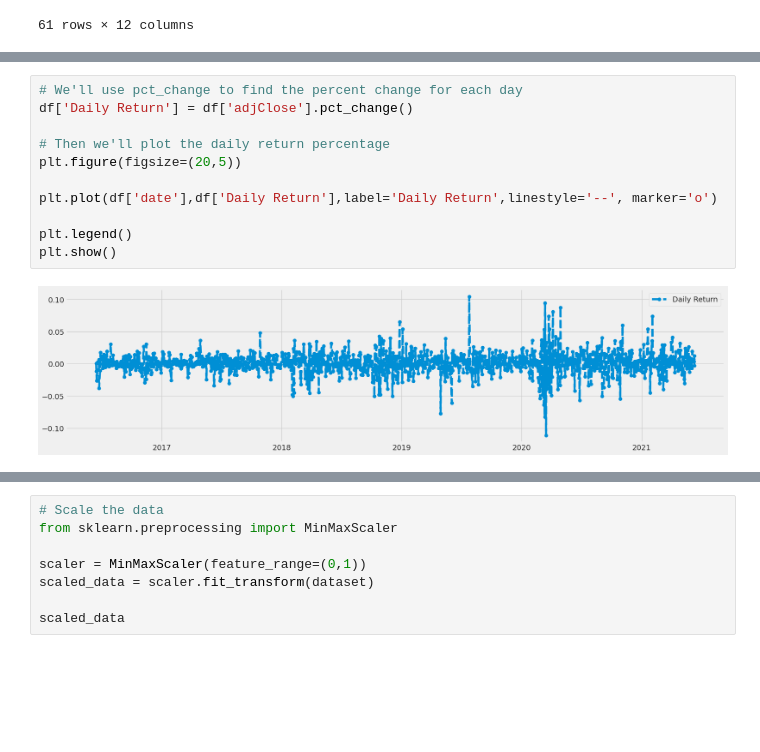
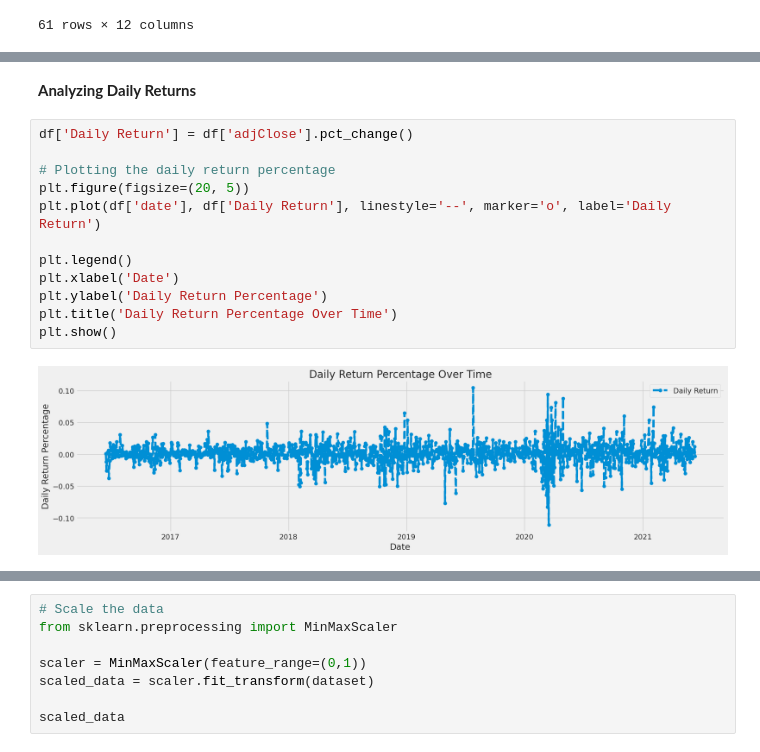
Before and after one commit to ady909/Stock-Prediction-Using-LSMT, a Jupyter notebook: Stock_Price_Prediction_using_LSMT.ipynb, the cells around one changed output, grey strips where cells are left out. Saved outputs shown, nothing was run; the diff lists cells and outputs as text; blank space fills up the shorter version.

```diff
--- a/Stock_Price_Prediction_using_LSMT.ipynb
+++ b/Stock_Price_Prediction_using_LSMT.ipynb
@@ -120,13 +154,16 @@ plt.show()
+# %% [markdown]
+**Analyzing Daily Returns**
 # %%
-# We'll use pct_change to find the percent change for each day
 df['Daily Return'] = df['adjClose'].pct_change()
 
-# Then we'll plot the daily return percentage
-plt.figure(figsize=(20,5))
-
-plt.plot(df['date'],df['Daily Return'],label='Daily Return',linestyle='--', marker='o')
+# Plotting the daily return percentage
+plt.figure(figsize=(20, 5))
+plt.plot(df['date'], df['Daily Return'], linestyle='--', marker='o', label='Daily Return')
 
 plt.legend()
+plt.xlabel('Date')
+plt.ylabel('Daily Return Percentage')
+plt.title('Daily Return Percentage Over Time')
 plt.show()
 # %% [output]
-[figure, old version]
+[figure, new version]
```
Also changed, not shown: parts of 33 cells of this notebook.
